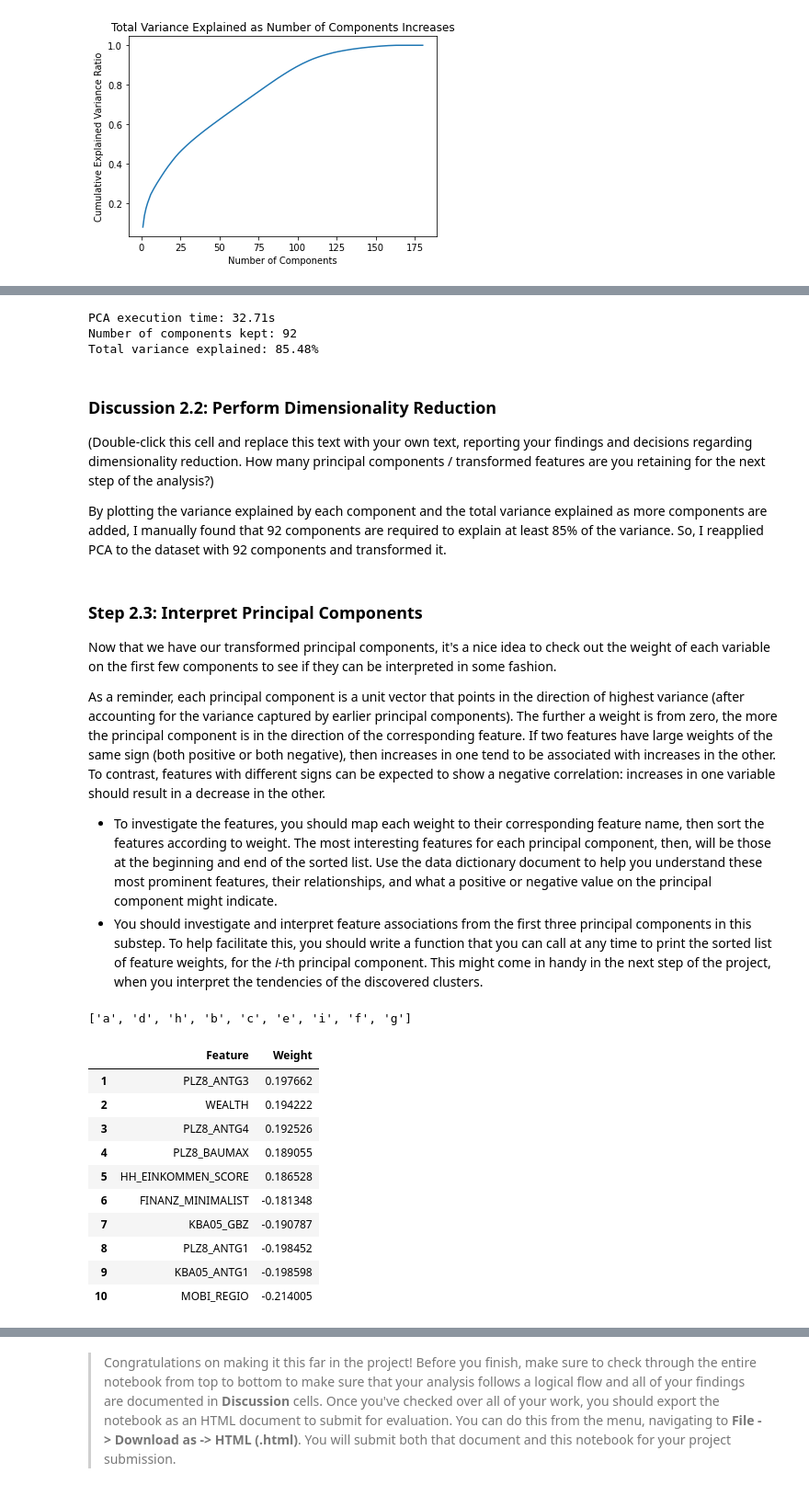
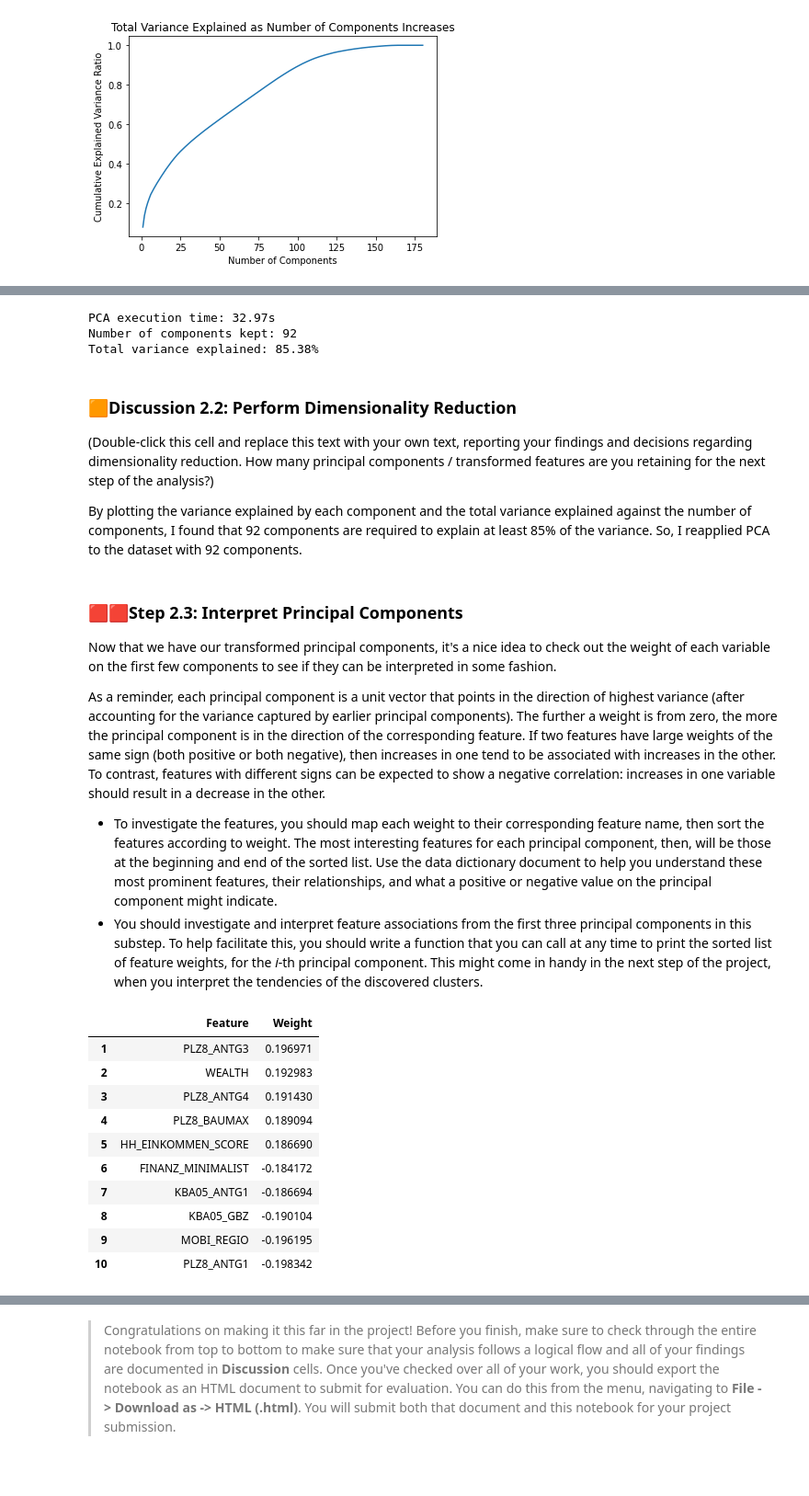
Before and after one commit to alexgeorgousis/customer-segments, a Jupyter notebook: Identify_Customer_Segments.ipynb, the cells around one changed output, grey strips where cells are left out. Shown: that part at 92% size. Cells and saved outputs as stored; diff of their text form; code cells hidden in the pictures.

```diff
--- a/Identify_Customer_Segments.ipynb
+++ b/Identify_Customer_Segments.ipynb
@@ -180,14 +172,14 @@ plt.show()
 threshold = 25
 
 # Add the number of missing values in each row as a column in the dataset
-azdias["nan_count"] = nan_counts_rows
+azdias_clean["nan_count"] = nan_counts_rows
 
 # Split dataset based on NaN count threshold
-above_thresh = azdias[azdias["nan_count"] > 25]
-below_thresh = azdias[azdias["nan_count"] <= 25]
+above_thresh = azdias_clean[azdias_clean["nan_count"] > 25]
+below_thresh = azdias_clean[azdias_clean["nan_count"] <= 25]
 
 # Remove NaN count column from all 3 datasets
-azdias.drop(columns=["nan_count"], inplace=True)
+azdias_clean.drop(columns=["nan_count"], inplace=True)
 below_thresh.drop(columns=["nan_count"], inplace=True)
 above_thresh.drop(columns=["nan_count"], inplace=True)
 # %% [output]
@@ -590,10 +591,12 @@ print("Percentage of data with missing values: {}%".format(perc_missing_data))
 # %% [output]
 Percentage of data with missing values: 17.48%
 # %%
-# Perform univariate imputation to replace all missing values
-imputer = SimpleImputer(missing_values=np.nan, strategy="mean").fit(below_thresh)
+# Perform univariate imputation to replace all missing values.
+# Replace every missing value with the most frequent value in that column.
+# This strategy ensures that categorical variables (like sex) don't get continuous values that make no sense (e.g. sex=1.3).
+imputer = SimpleImputer(missing_values=np.nan, strategy="most_frequent").fit(below_thresh)
 imputed_data = imputer.transform(below_thresh)
 
 # Reconstruct dataset using imputed values
-below_thresh = pd.DataFrame(imputed_data, columns=below_thresh.columns)
+below_thresh_imputed = pd.DataFrame(imputed_data, columns=below_thresh.columns)
 # %%
@@ -602,7 +605,7 @@ print("Missing values in dataset: {}".format(below_thresh.isna().sum().sum()))
 Missing values in dataset: 0
 # %%
 # Apply feature scaling to the general population demographics data.
-scaler = StandardScaler().fit(below_thresh)
-scaled_data = scaler.transform(below_thresh)
-below_thresh = pd.DataFrame(scaled_data, columns=below_thresh.columns)
+scaler = StandardScaler().fit(below_thresh_imputed)
+scaled_data = scaler.transform(below_thresh_imputed)
+below_thresh_scaled = pd.DataFrame(scaled_data, columns=below_thresh_imputed.columns)
 # %% [markdown]
@@ -665,25 +672,25 @@ Variance explained by 92 components: 85.72%
 # %%
 # Re-apply PCA to the data while selecting for number of components to retain.
 start = time.time()
-pca = PCA(n_components=components_to_keep).fit(below_thresh)
-below_thresh_pca = pca.transform(below_thresh)
+pca = PCA(n_components=components_to_keep).fit(below_thresh_scaled)
+below_thresh_pca = pca.transform(below_thresh_scaled)
 end = time.time()
 
 print("PCA execution time: {}s".format(np.around(end-start, decimals=2)))
 print("Number of components kept: {}".format(pca.n_components_))
 print("Total variance explained: {}%".format(np.around(pca.explained_variance_ratio_.sum()*100, decimals=2)))
 # %% [output]
-PCA execution time: 32.71s
+PCA execution time: 32.97s
 Number of components kept: 92
-Total variance explained: 85.48%
+Total variance explained: 85.38%
 # %% [markdown]
-### Discussion 2.2: Perform Dimensionality Reduction
+### 🟧Discussion 2.2: Perform Dimensionality Reduction
 
 (Double-click this cell and replace this text with your own text, reporting your findings and decisions regarding dimensionality reduction. How many principal components / transformed features are you retaining for the next step of the analysis?)
 
-By plotting the variance explained by each component and the total variance explained as more components are added, I manually found that 92 components are required to explain at least 85% of the variance. So, I reapplied PCA to the dataset with 92 components and transformed it.
+By plotting the variance explained by each component and the total variance explained against the number of components, I found that 92 components are required to explain at least 85% of the variance. So, I reapplied PCA to the dataset with 92 components.
 # %% [markdown]
-### Step 2.3: Interpret Principal Components
+### 🟥🟥Step 2.3: Interpret Principal Components
 
 Now that we have our transformed principal components, it's a nice idea to check out the weight of each variable on the first few components to see if they can be interpreted in some fashion.
 
@@ -691,14 +698,6 @@ As a reminder, each principal component is a unit vector that points in the dire
 
 - To investigate the features, you should map each weight to their corresponding feature name, then sort the features according to weight. The most interesting features for each principal component, then, will be those at the beginning and end of the sorted list. Use the data dictionary document to help you understand these most prominent features, their relationships, and what a positive or negative value on the principal component might indicate.
 - You should investigate and interpret feature associations from the first three principal components in this substep. To help facilitate this, you should write a function that you can call at any time to print the sorted list of feature weights, for the *i*-th principal component. This might come in handy in the next step of the project, when you interpret the tendencies of the discovered clusters.
-# %%
-X = ["a", "b", "c", "d", "e", "f", "g", "h", "i"]
-Y = [ 0,   1,   1,    0,   1,   2,   2,   0,   1]
-
-Z = [x for _,x in sorted(zip(Y,X))]
-print(Z)  # ["a", "d", "h", "b", "c", "e", "i", "f", "g"]
-# %% [output]
-['a', 'd', 'h', 'b', 'c', 'e', 'i', 'f', 'g']
 # %%
 def print_topn_comp_feats(component, feature_names, k=5):
     """
@@ -723,19 +722,19 @@ def print_topn_comp_feats(component, feature_names, k=5):
 # %%
 # Map weights for the first principal component to corresponding feature names and then print the linked values, sorted by weight.
 component_1 = pca.components_[0]
-print_topn_comp_feats(component_1, below_thresh.columns)
+print_topn_comp_feats(component_1, below_thresh_scaled.columns)
 # %% [output]
 |  | Feature | Weight |
-| 1 | PLZ8_ANTG3 | 0.197662 |
-| 2 | WEALTH | 0.194222 |
-| 3 | PLZ8_ANTG4 | 0.192526 |
-| 4 | PLZ8_BAUMAX | 0.189055 |
-| 5 | HH_EINKOMMEN_SCORE | 0.186528 |
-| 6 | FINANZ_MINIMALIST | -0.181348 |
-| 7 | KBA05_GBZ | -0.190787 |
-| 8 | PLZ8_ANTG1 | -0.198452 |
-| 9 | KBA05_ANTG1 | -0.198598 |
-| 10 | MOBI_REGIO | -0.214005 |
+| 1 | PLZ8_ANTG3 | 0.196971 |
+| 2 | WEALTH | 0.192983 |
+| 3 | PLZ8_ANTG4 | 0.191430 |
+| 4 | PLZ8_BAUMAX | 0.189094 |
+| 5 | HH_EINKOMMEN_SCORE | 0.186690 |
+| 6 | FINANZ_MINIMALIST | -0.184172 |
+| 7 | KBA05_ANTG1 | -0.186694 |
+| 8 | KBA05_GBZ | -0.190104 |
+| 9 | MOBI_REGIO | -0.196195 |
+| 10 | PLZ8_ANTG1 | -0.198342 |
 # %%
 # Map weights for the second principal component to corresponding feature names and then print the linked values, sorted by weight.
 component_2 = pca.components_[1]
```
Also changed, not shown: parts of 63 cells of this notebook.
